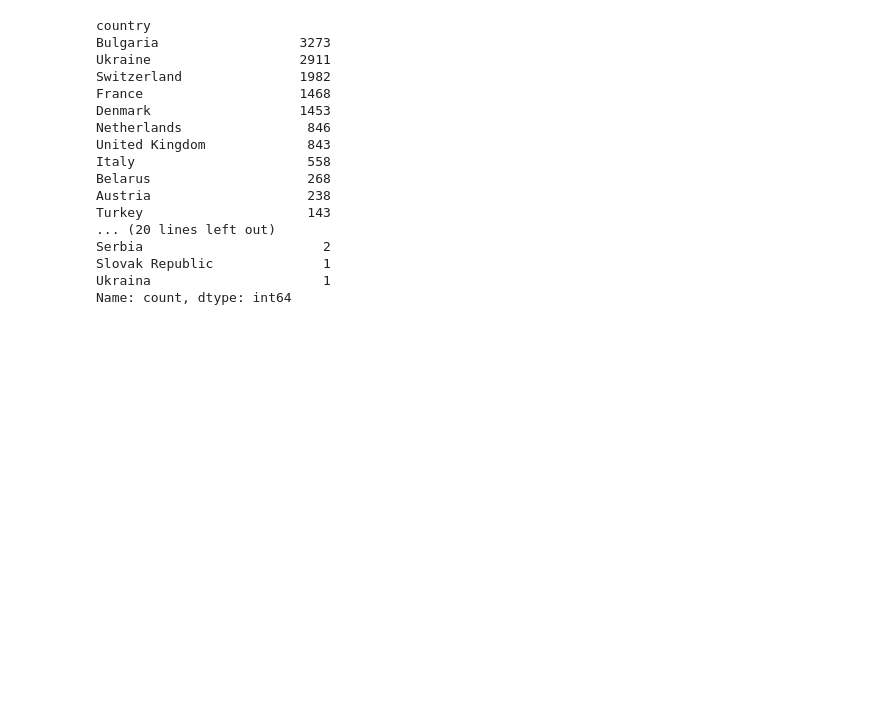
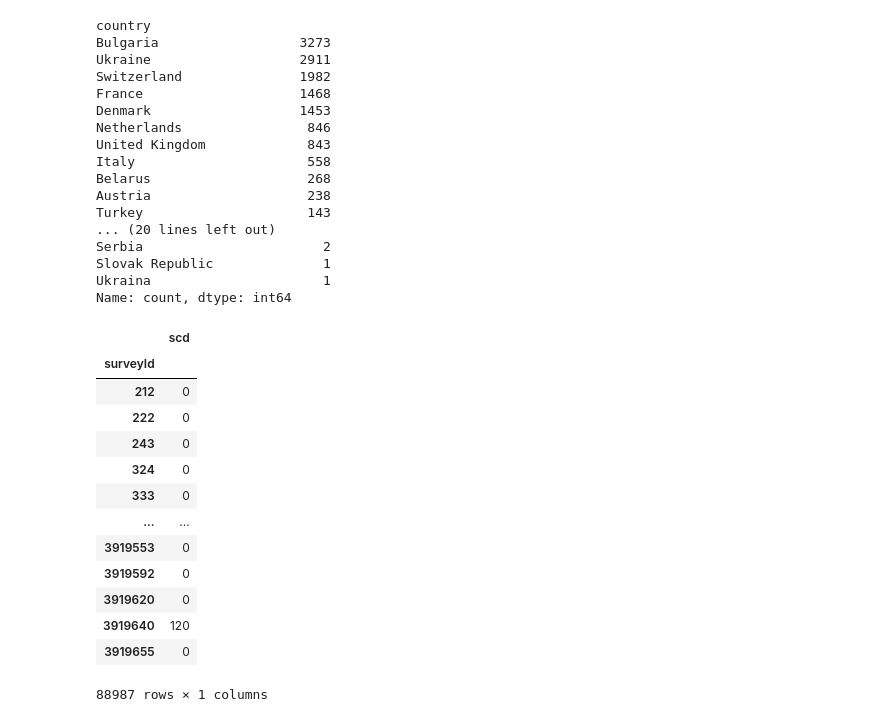
Before and after one commit to gtikhonov/geolifeclef, a Jupyter notebook: preprocess/exploration.ipynb, the cells around one changed output. Saved outputs shown, nothing was run; the diff lists cells and outputs as text; code cells hidden in the pictures; blank space fills up the shorter version.

```diff
--- a/preprocess/exploration.ipynb
+++ b/preprocess/exploration.ipynb
@@ -794,3 +805,21 @@ Serbia                       2
 Slovak Republic              1
 Ukraina                      1
 Name: count, dtype: int64
+# %%
+train_snow = pd.read_csv(os.path.join(path_data, "EnvironmentalValues", "chelsa_snow", "pa_train_snowcover_chelsa_scd.csv"), index_col=0).sort_index()
+train_snow
+# %% [output]
+|  | scd |
+| surveyId |  |
+| 212 | 0 |
+| 222 | 0 |
+| 243 | 0 |
+| 324 | 0 |
+| 333 | 0 |
+| ... | ... |
+| 3919553 | 0 |
+| 3919592 | 0 |
+| 3919620 | 0 |
+| 3919640 | 120 |
+| 3919655 | 0 |
+88987 rows × 1 columns
```
Also changed, not shown: parts of 4 cells of this notebook, 1 other file.
